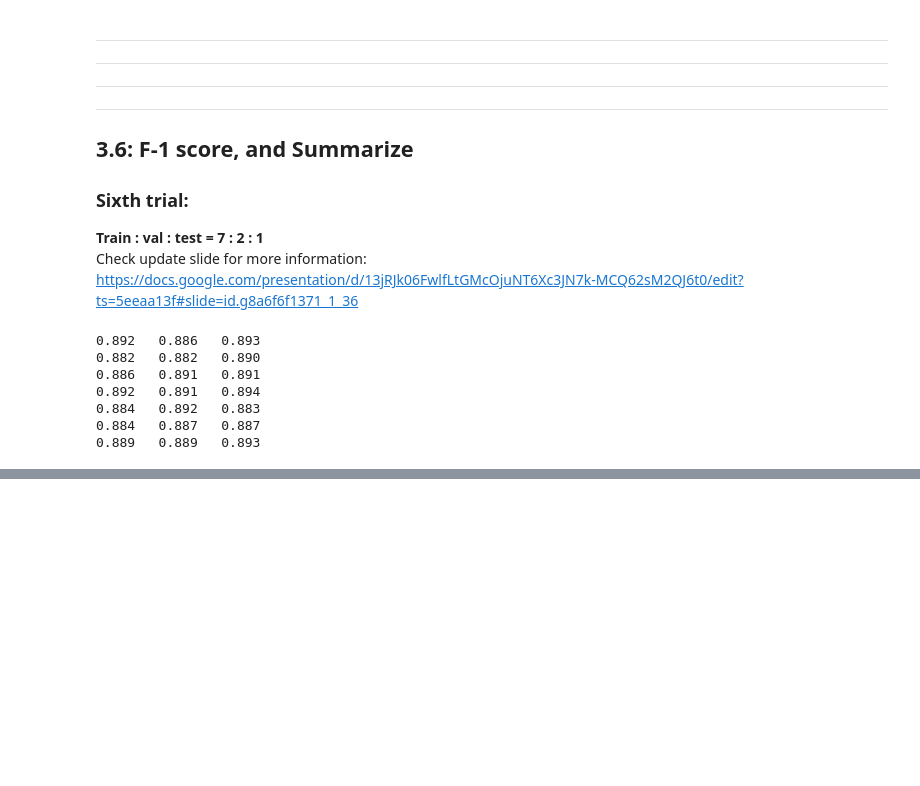
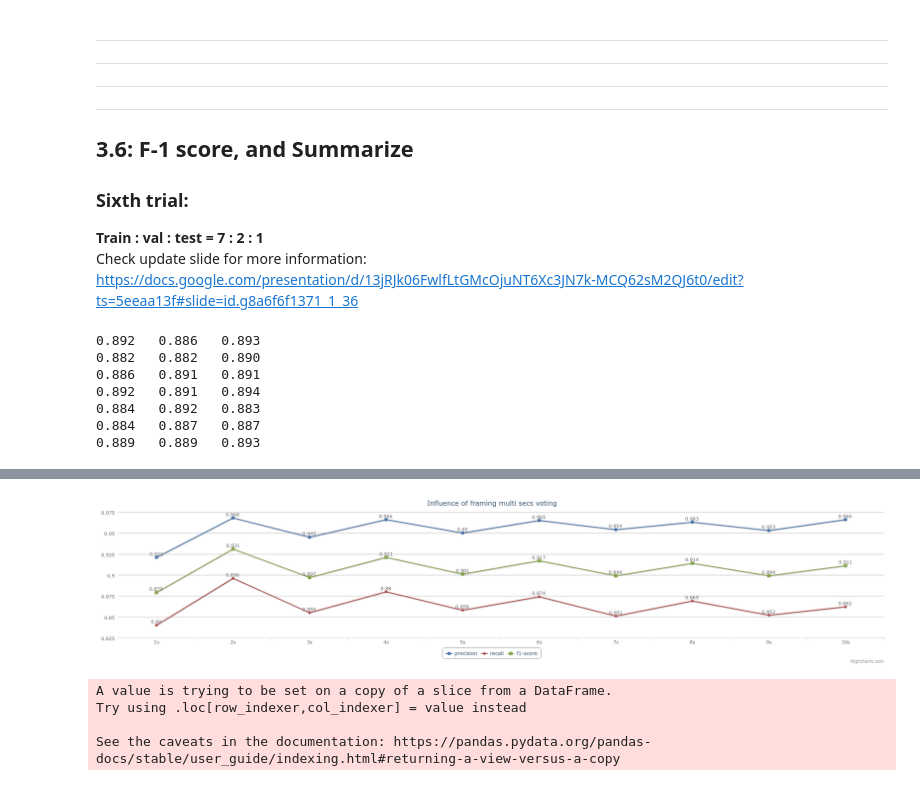
Before and after one commit to googleinterns/activity-recognition, a Jupyter notebook: snore/VGG/Model_on_VGG.ipynb, the cells around one changed output, grey strips where cells are left out. Cells and saved outputs as stored; diff of their text form; code cells hidden in the pictures; blank space fills up the shorter version.

Commit message:
7th trial, grouping multi-secs frame, increasing prec/rec/f1 by almost 5%

```diff
--- a/snore/VGG/Model_on_VGG.ipynb
+++ b/snore/VGG/Model_on_VGG.ipynb
@@ -753,0 +821,14 @@ print_pretty(f1s_46562_two_layers)
+# %%
+# Check the image in results7/ for a clearer view
+from IPython.display import Image
+Image("results7/multi_secs_voting.png")
+# %% [output]
+[figure, added]
+# %%
+train_x, train_y, val_x, val_y, test_x, test_y = data_for_model([unbal_info, bal_info, eval_info],
+                                                                'snoring', 1, a=7, b=2, c=1, norm=True)
+# %% [output]
+A value is trying to be set on a copy of a slice from a DataFrame.
+Try using .loc[row_indexer,col_indexer] = value instead
+
+See the caveats in the documentation: https://pandas.pydata.org/pandas-docs/stable/user_guide/indexing.html#returning-a-view-versus-a-copy
```
Also changed, not shown: parts of 11 cells of this notebook, 1 other file.
